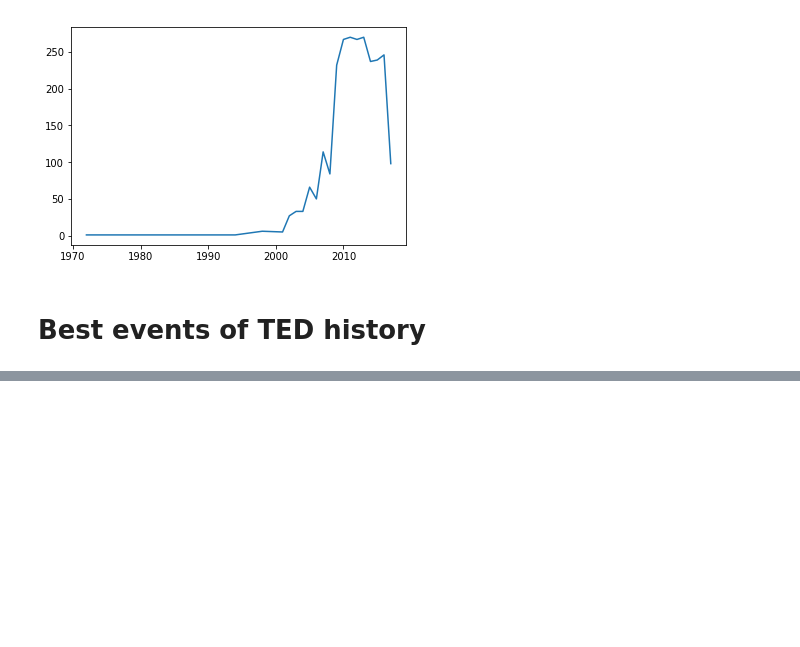
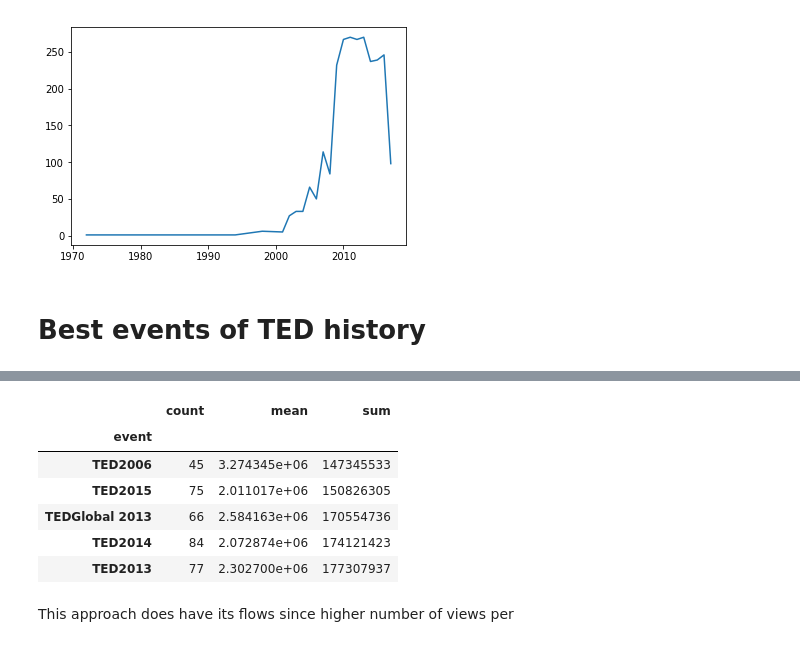
Before and after one commit to theSLWayne/TEDTalks_analysis, a Jupyter notebook: Pandas.ipynb, the cells around one changed output, grey strips where cells are left out. Cells and saved outputs as stored; diff of their text form; code cells hidden in the pictures; blank space fills up the shorter version.

Commit message:
Best events - aggregate with count, mean and sum

```diff
--- a/Pandas.ipynb
+++ b/Pandas.ipynb
@@ -223,2 +223,15 @@ TED2016    77
 TED2015    75
 Name: event, dtype: int64
+# %%
+# Number of talks, mean and sum of views of each event
+ted.groupby('event')['views'].agg(['count', 'mean', 'sum']).sort_values('sum').tail()
+# %% [output]
+|  | count | mean | sum |
+| event |  |  |  |
+| TED2006 | 45 | 3.274345e+06 | 147345533 |
+| TED2015 | 75 | 2.011017e+06 | 150826305 |
+| TEDGlobal 2013 | 66 | 2.584163e+06 | 170554736 |
+| TED2014 | 84 | 2.072874e+06 | 174121423 |
+| TED2013 | 77 | 2.302700e+06 | 177307937 |
+# %% [markdown]
+This approach does have its flows since higher number of views per
```
Also changed, not shown: parts of 2 cells of this notebook.
